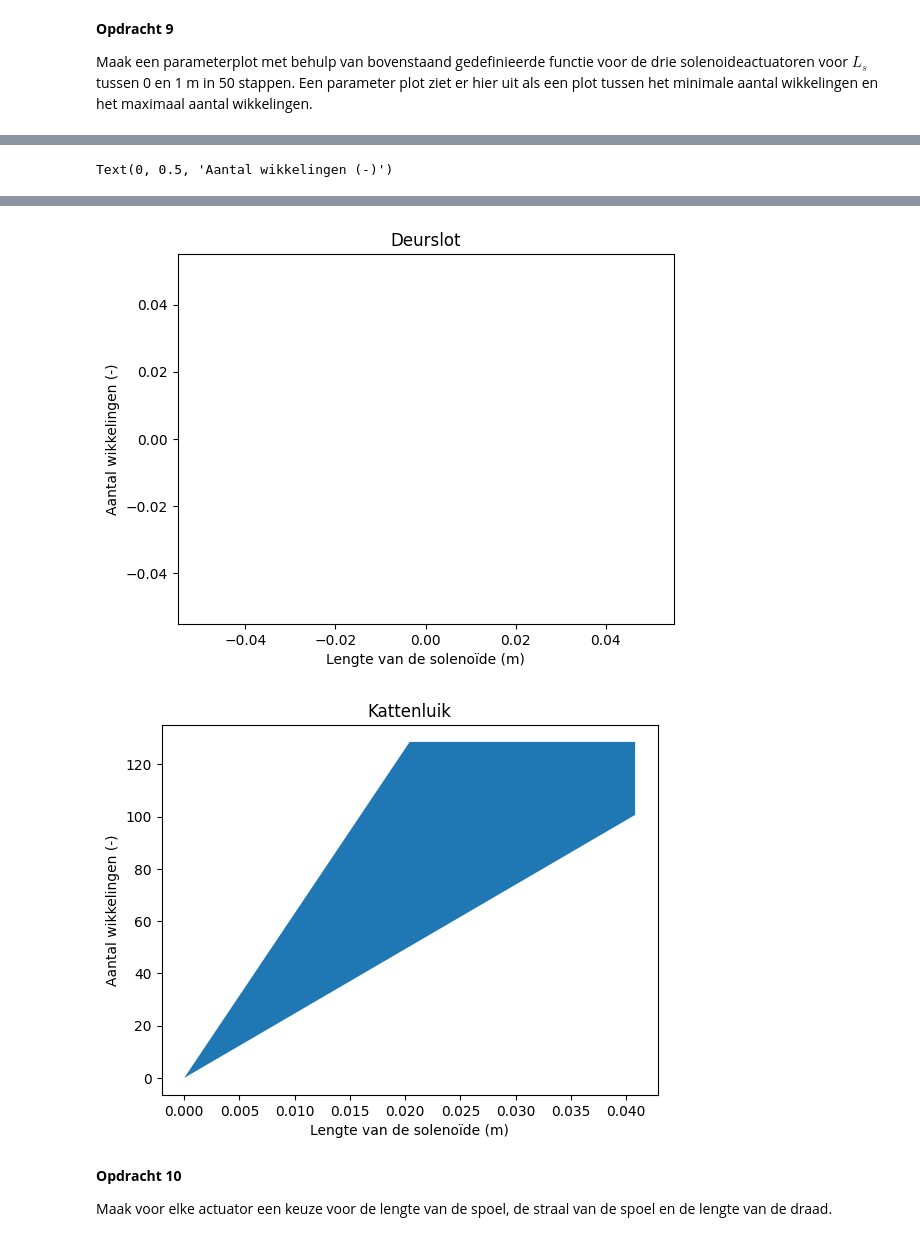
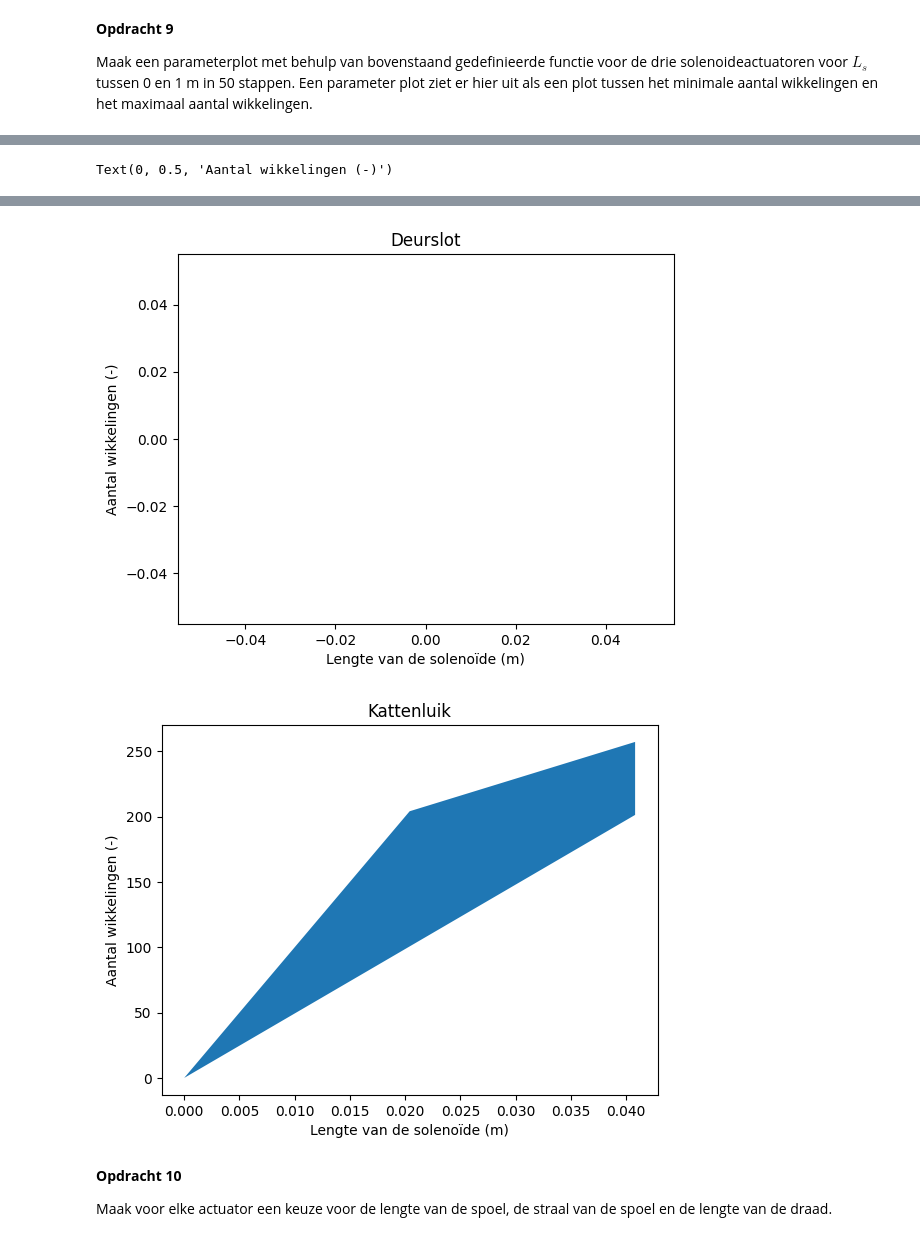
Before and after one commit to Xander1611/opdrachten-DEF-D-AB, a Jupyter notebook: 2KrachtactuatorOpdracht/2KrachtactuatorOpdracht/KrachtactuatorOpdracht.ipynb, the cells around one changed output, grey strips where cells are left out. Saved outputs shown, nothing was run; the diff lists cells and outputs as text; code cells hidden in the pictures.

```diff
--- a/2KrachtactuatorOpdracht/2KrachtactuatorOpdracht/KrachtactuatorOpdracht.ipynb
+++ b/2KrachtactuatorOpdracht/2KrachtactuatorOpdracht/KrachtactuatorOpdracht.ipynb
@@ -126,7 +128,7 @@ F_opdr6 = 40 # N
 rho_koper = 1.75*10**-8
 V_opdr6 = 9
 r_s_opdr6 = 0.01
-r_d_opdr6 = 10**-4
+r_d_opdr6 = 1e-4
 
 F_1 = 20
 r_1 = 10**-4
@@ -253,7 +255,7 @@ plt.ylabel("Aantal wikkelingen (-)")
 
 # Kattenluik actuator (optie 2):
 F_2 = 3
-r_2 = 0.005
+r_s_2 = 0.005
 V_1 = V_opdr6
 r_d_2 = r_d_opdr6
 
@@ -262,35 +264,35 @@ N_max_2 = np.zeros(len(L_s_array))
 
 
 for i in range(len(N_min_vb)):
-    N_min_2[i], N_max_2[i] = aantal_wikkelingen(L_s_array[i],l_max_vb,r_s_opdr6,r_d_2,0.5,F_2)
+    N_min_2[i], N_max_2[i] = aantal_wikkelingen(L_s_array[i],l_max_vb,r_s_2,r_d_2,0.5,F_2)
 
 plt.figure()
 plt.fill_between(L_s_array,N_min_2,N_max_2) # De ruimte tussen de eisen vullen
 plt.title("Kattenluik")
 plt.xlabel("Lengte van de solenoïde (m)")
 plt.ylabel("Aantal wikkelingen (-)")
 # %% [output]
 The design with L_s = 0.02 m has no workable solution
 The design with L_s = 0.04 m has no workable solution
 The design with L_s = 0.06 m has no workable solution
 The design with L_s = 0.08 m has no workable solution
 The design with L_s = 0.10 m has no workable solution
 The design with L_s = 0.12 m has no workable solution
 The design with L_s = 0.14 m has no workable solution
 The design with L_s = 0.16 m has no workable solution
 The design with L_s = 0.18 m has no workable solution
 The design with L_s = 0.20 m has no workable solution
 The design with L_s = 0.22 m has no workable solution
 The design with L_s = 0.24 m has no workable solution
 ... (129 lines left out)
 The design with L_s = 0.94 m has no workable solution
 The design with L_s = 0.96 m has no workable solution
 The design with L_s = 0.98 m has no workable solution
 The design with L_s = 1.00 m has no workable solution
 Text(0, 0.5, 'Aantal wikkelingen (-)')
 [figure]
 [figure]
-[figure, old version]
+[figure, new version]
 # %% [markdown]
 **Opdracht 10**
 
```
Also changed, not shown: parts of 10 cells of this notebook.
